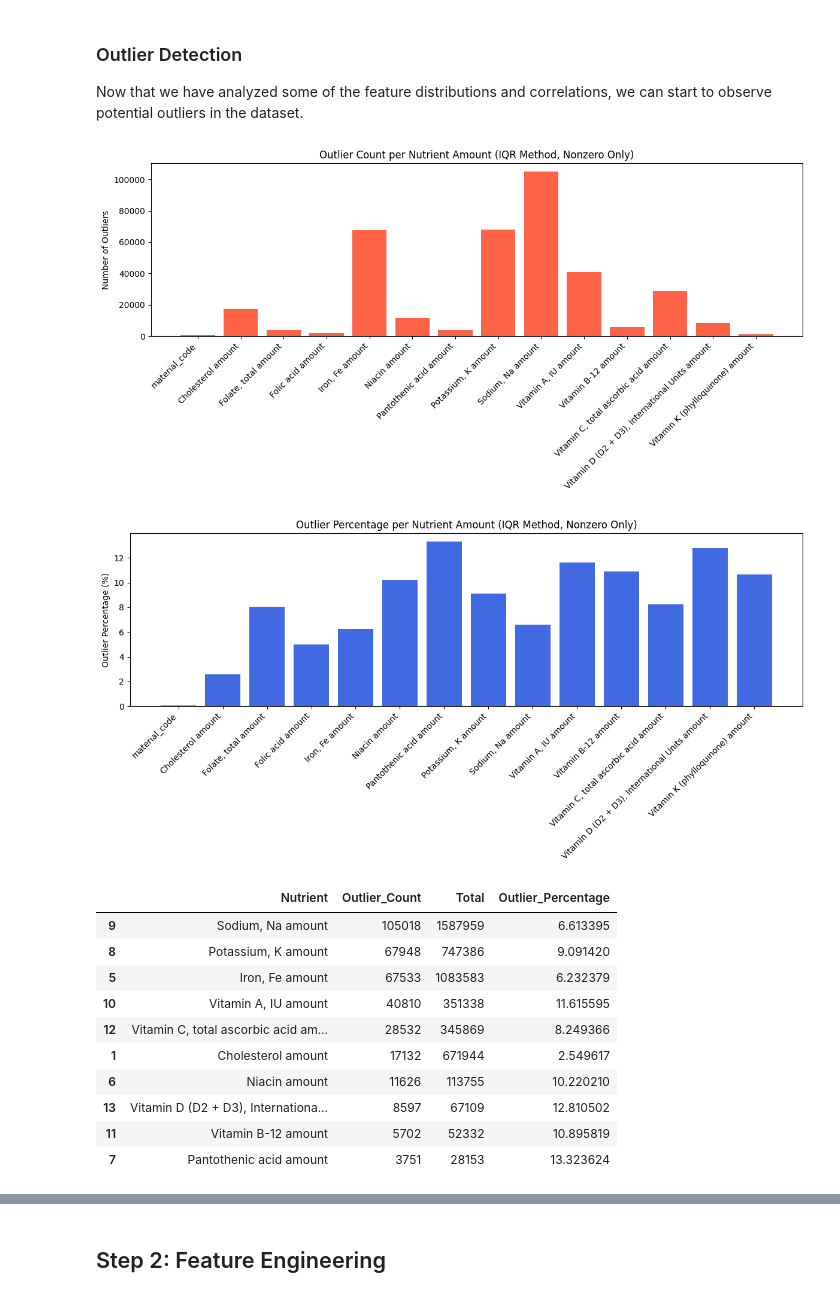
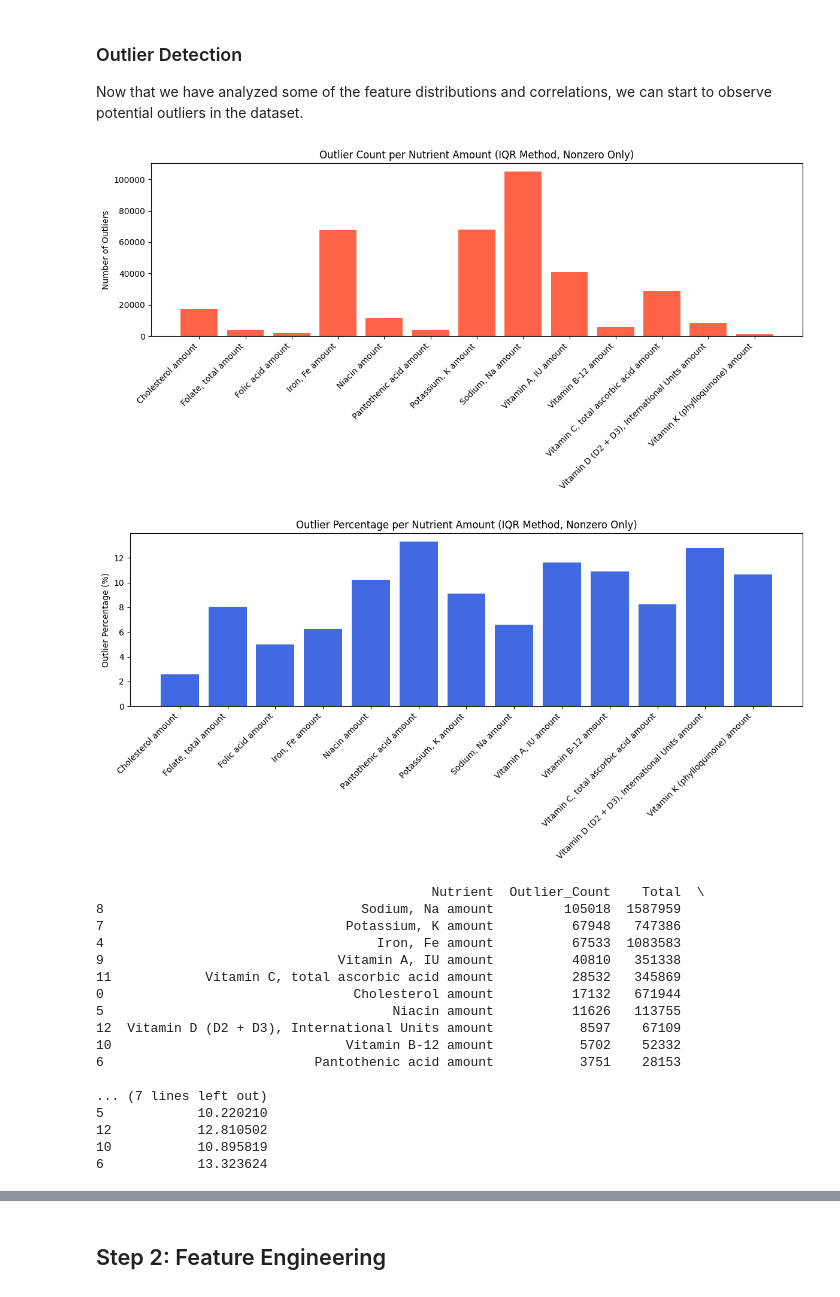
Before and after one commit to LoganDawes/Machine-Learning-Final, a Jupyter notebook: Logan_Dawes_Feature_Engineering.ipynb, the cells around one changed output, grey strips where cells are left out. Drawn from its saved outputs; the diff is of its cells as text; code cells hidden in the pictures.

```diff
--- a/Logan_Dawes_Feature_Engineering.ipynb
+++ b/Logan_Dawes_Feature_Engineering.ipynb
@@ -599,5 +601,21 @@ print(f"Total Unique Not Significant Features: {len(unique_not_significant)}")
 # %% [output]
 Total Unique Ingredients: 176962
 Total Unique Not Significant Features: 1874
+# %%
+# Get the 500 most frequent ingredients from unique ingredients
+ingredient_freq = {}
+for lst in final_food_data['parsed_ingredients']:
+    if isinstance(lst, list):
+        for ing in lst:
+            ingredient_freq[ing] = ingredient_freq.get(ing, 0) + 1
+top_ingredients = sorted(ingredient_freq, key=ingredient_freq.get, reverse=True)[:500]
+
+# Get the 500 most frequent not significant sources
+not_significant_freq = {}
+for lst in final_food_data['parsed_not_significant']:
+    if isinstance(lst, list):
+        for ns in lst:
+            not_significant_freq[ns] = not_significant_freq.get(ns, 0) + 1
+top_not_significant = sorted(not_significant_freq, key=not_significant_freq.get, reverse=True)[:500]
 # %% [markdown]
 ### Embedding
@@ -682,8 +698,8 @@ Next we can understand more about the current features by understanding their di
 numeric_cols = [
     col for col in final_food_data.columns
     if (final_food_data[col].dtype == 'float64' or final_food_data[col].dtype == 'int64')
-    and col != 'fdc_id'
-    and 'emb' not in col
+    and col != 'fdc_id' and col != 'material_code'
+    and '_emb' not in col
 ]
 n = len(numeric_cols)
 ncols = 4
@@ -694,13 +710,16 @@ for i, col in enumerate(numeric_cols):
     ax = axes[i]
     data = final_food_data[final_food_data[col] > 0][col]
     if not data.empty:
+        # Exclude outliers in the window
+        q_low, q_high = np.percentile(data, [1, 99])
         sns.histplot(data, bins=30, kde=True, ax=ax)
-    ax.set_title(col)
+        ax.set_xlim(q_low, q_high)
+        ax.set_title(f"{col}")
     ax.set_xlabel('')
     ax.set_ylabel('')
 for j in range(i+1, len(axes)):
     fig.delaxes(axes[j])
-fig.suptitle('Distribution of Numeric Features (Nonzero Only)', fontsize=16)
+fig.suptitle('Distribution of Numeric Features', fontsize=16)
 plt.tight_layout(rect=[0, 0, 1, 0.97])
 plt.show()
 # %% [output]
@@ -945,57 +997,65 @@ def detect_outliers_iqr(series):
     IQR = Q3 - Q1
     lower_bound = Q1 - 1.5 * IQR
     upper_bound = Q3 + 1.5 * IQR
-    return (series < lower_bound) | (series > upper_bound)
+    return (series < lower_bound) | (series > upper_bound), lower_bound, upper_bound
 
 # Find all nutrient amount columns
 detected_outliers = {}
 outlier_counts = []
+nutrient_bounds = {}
 for col in numeric_cols:
     # Only consider nonzero values for outlier detection
     nonzero = final_food_data[col][final_food_data[col] > 0]
     if not nonzero.empty:
-        outliers = detect_outliers_iqr(nonzero)
+        outliers, lower, upper = detect_outliers_iqr(nonzero)
         detected_outliers[col] = outliers
         outlier_counts.append({'Nutrient': col, 'Outlier_Count': outliers.sum(), 'Total': len(nonzero)})
+        nutrient_bounds[col] = (lower, upper)
     else:
         outlier_counts.append({'Nutrient': col, 'Outlier_Count': 0, 'Total': 0})
 
 outlier_df = pd.DataFrame(outlier_counts)
 outlier_df['Outlier_Percentage'] = (outlier_df['Outlier_Count'] / outlier_df['Total']).fillna(0) * 100
 
 # Filter out nutrients with very low outliers for plots (to be perceptible)
 outlier_df_nonzero = outlier_df[outlier_df['Outlier_Count'] > 500]
 
 # Visualize the number and percentage of outliers for each nutrient (filtered)
 plt.figure(figsize=(12, 6))
 plt.bar(outlier_df_nonzero['Nutrient'], outlier_df_nonzero['Outlier_Count'], color='tomato', label='Outlier Count')
 plt.ylabel('Number of Outliers')
 plt.xticks(rotation=45, ha='right')
 plt.title('Outlier Count per Nutrient Amount (IQR Method, Nonzero Only)')
 plt.tight_layout()
 plt.show()
 
 plt.figure(figsize=(12, 6))
 plt.bar(outlier_df_nonzero['Nutrient'], outlier_df_nonzero['Outlier_Percentage'], color='royalblue', label='Outlier %')
 plt.ylabel('Outlier Percentage (%)')
 plt.xticks(rotation=45, ha='right')
 plt.title('Outlier Percentage per Nutrient Amount (IQR Method, Nonzero Only)')
 plt.tight_layout()
 plt.show()
 
 # Show the top 10 nutrients with the highest outlier count (table)
-outlier_df_nonzero.sort_values('Outlier_Count', ascending=False).head(10)
+print(outlier_df_nonzero.sort_values('Outlier_Count', ascending=False).head(10))
 # %% [output]
-[figure, old version]
+[figure, new version]
-[figure, old version]
+[figure, new version]
-|  | Nutrient | Outlier_Count | Total | Outlier_Percentage |
-| 9 | Sodium, Na amount | 105018 | 1587959 | 6.613395 |
-| 8 | Potassium, K amount | 67948 | 747386 | 9.091420 |
-| 5 | Iron, Fe amount | 67533 | 1083583 | 6.232379 |
-| 10 | Vitamin A, IU amount | 40810 | 351338 | 11.615595 |
-| 12 | Vitamin C, total ascorbic acid am... | 28532 | 345869 | 8.249366 |
-| 1 | Cholesterol amount | 17132 | 671944 | 2.549617 |
-| 6 | Niacin amount | 11626 | 113755 | 10.220210 |
-| 13 | Vitamin D (D2 + D3), Internationa... | 8597 | 67109 | 12.810502 |
-| 11 | Vitamin B-12 amount | 5702 | 52332 | 10.895819 |
-| 7 | Pantothenic acid amount | 3751 | 28153 | 13.323624 |
+                                           Nutrient  Outlier_Count    Total  \
+8                                 Sodium, Na amount         105018  1587959
+7                               Potassium, K amount          67948   747386
+4                                   Iron, Fe amount          67533  1083583
+9                              Vitamin A, IU amount          40810   351338
+11            Vitamin C, total ascorbic acid amount          28532   345869
+0                                Cholesterol amount          17132   671944
+5                                     Niacin amount          11626   113755
+12  Vitamin D (D2 + D3), International Units amount           8597    67109
+10                              Vitamin B-12 amount           5702    52332
+6                           Pantothenic acid amount           3751    28153
+
+... (7 lines left out)
+5            10.220210
+12           12.810502
+10           10.895819
+6            13.323624
```
Also changed, not shown: parts of 43 cells of this notebook, 9 other files.
